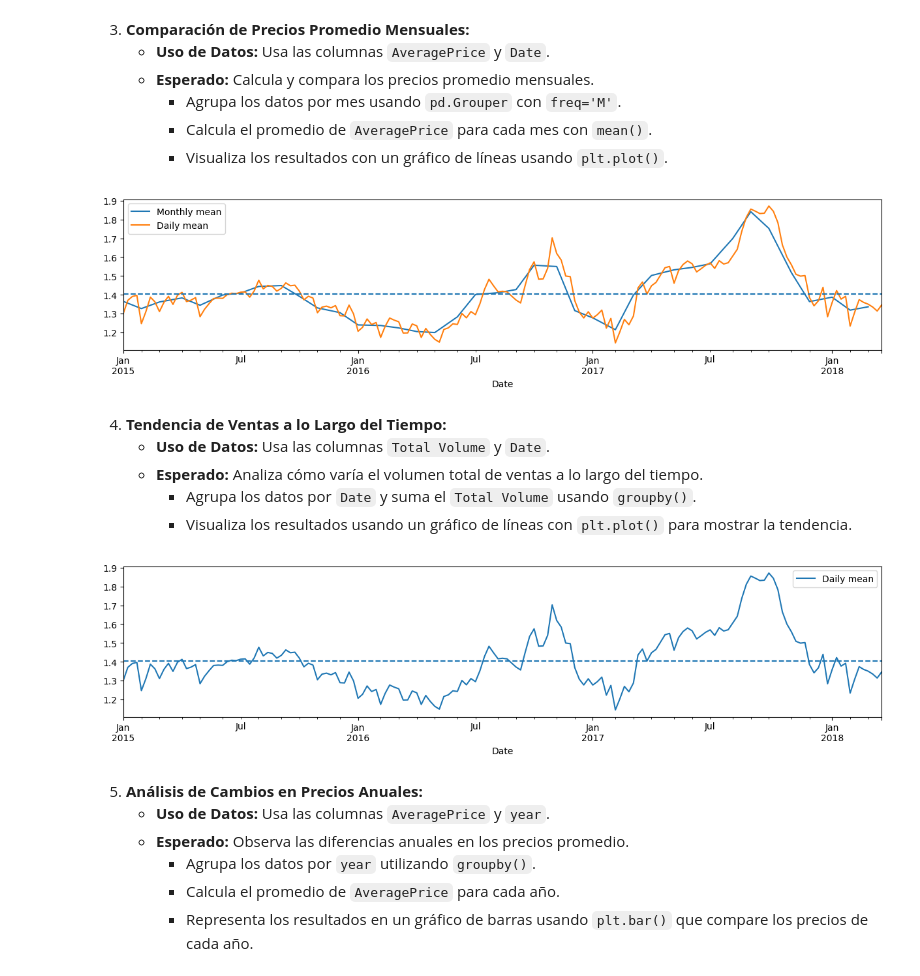
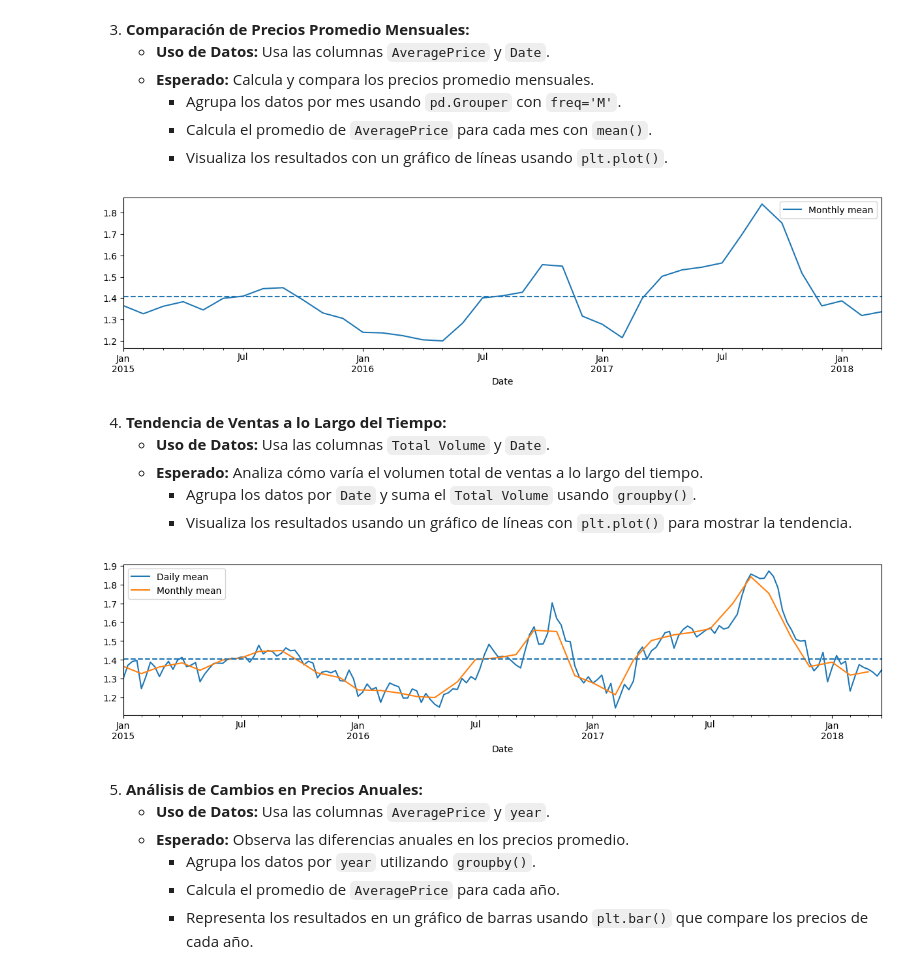
Before and after one commit to germanztz/data-science-uoc-avocado, a Jupyter notebook: german.ipynb, the cells around one changed output. Cells and saved outputs as stored; diff of their text form; code cells hidden in the pictures.

```diff
--- a/german.ipynb
+++ b/german.ipynb
@@ -132,13 +132,12 @@ Media de precio mensual de aguacates:  1.4063395381084243
 # %%
 AveragePrice_monthly = avocado.groupby(avocado.Date.dt.to_period("M"))["AveragePrice"]
 global_mean = avocado[["AveragePrice"]].mean().iloc[0]
 plt.figure(figsize=(15, 3))
 AveragePrice_monthly.mean().plot(legend=True, label="Monthly mean")
-avocado.groupby(avocado.Date)["AveragePrice"].mean().plot(legend=True, label="Daily mean")
 plt.axhline(global_mean, linestyle='--', label="Global mean")
 plt.show()
 # %% [output]
-[figure, old version]
+[figure, new version]
 # %% [markdown]
 
 4. **Tendencia de Ventas a lo Largo del Tiempo:**
@@ -151,10 +150,11 @@ averagePrice_bydate = avocado.groupby(avocado.Date)["AveragePrice"]
 global_mean = avocado[["AveragePrice"]].mean().iloc[0]
 plt.figure(figsize=(15, 3))
 averagePrice_bydate.mean().plot(legend=True, label="Daily mean")
+AveragePrice_monthly.mean().plot(legend=True, label="Monthly mean")
 plt.axhline(global_mean, linestyle='--', label="Global mean")
 plt.show()
 # %% [output]
-[figure, old version]
+[figure, new version]
 # %% [markdown]
 5. **Análisis de Cambios en Precios Anuales:**
    - **Uso de Datos:** Usa las columnas `AveragePrice` y `year`.
```
